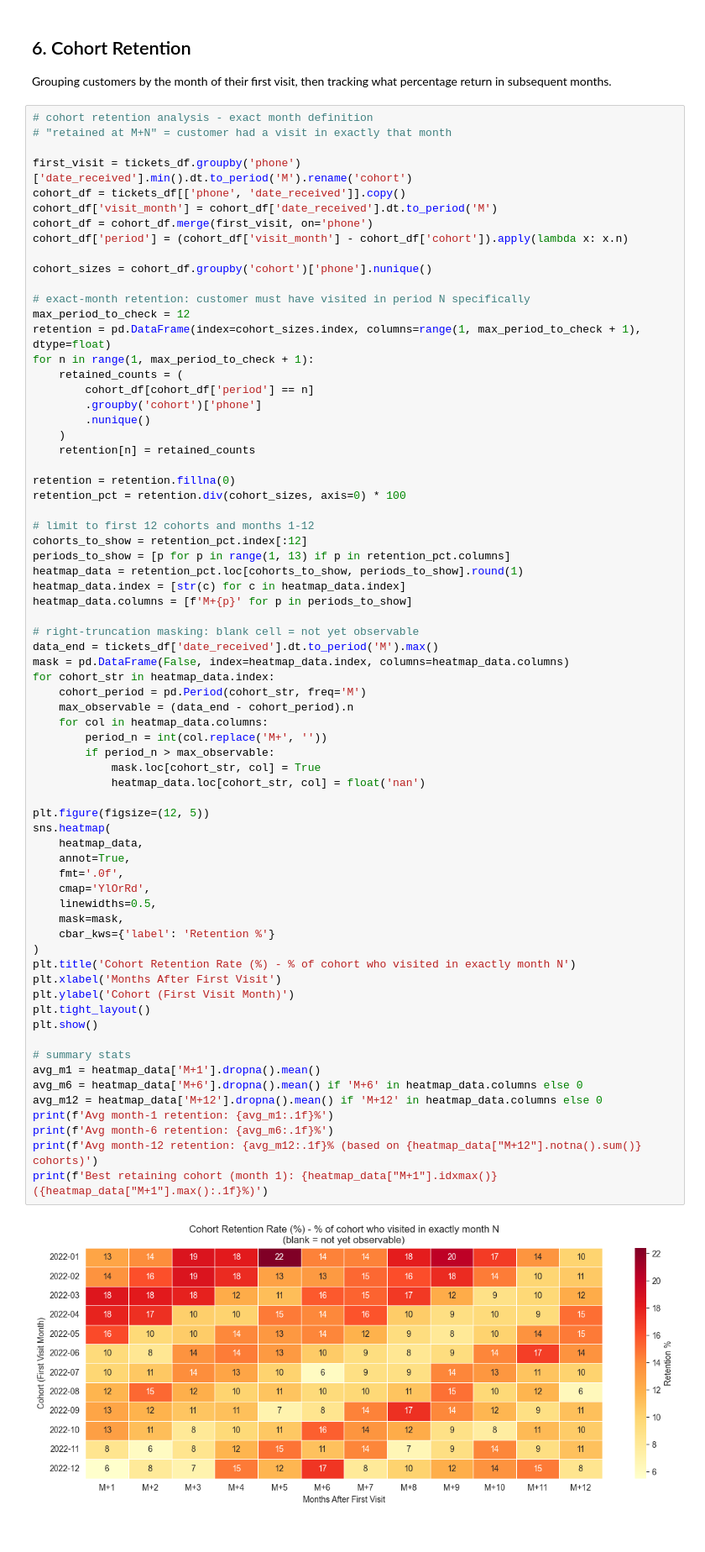
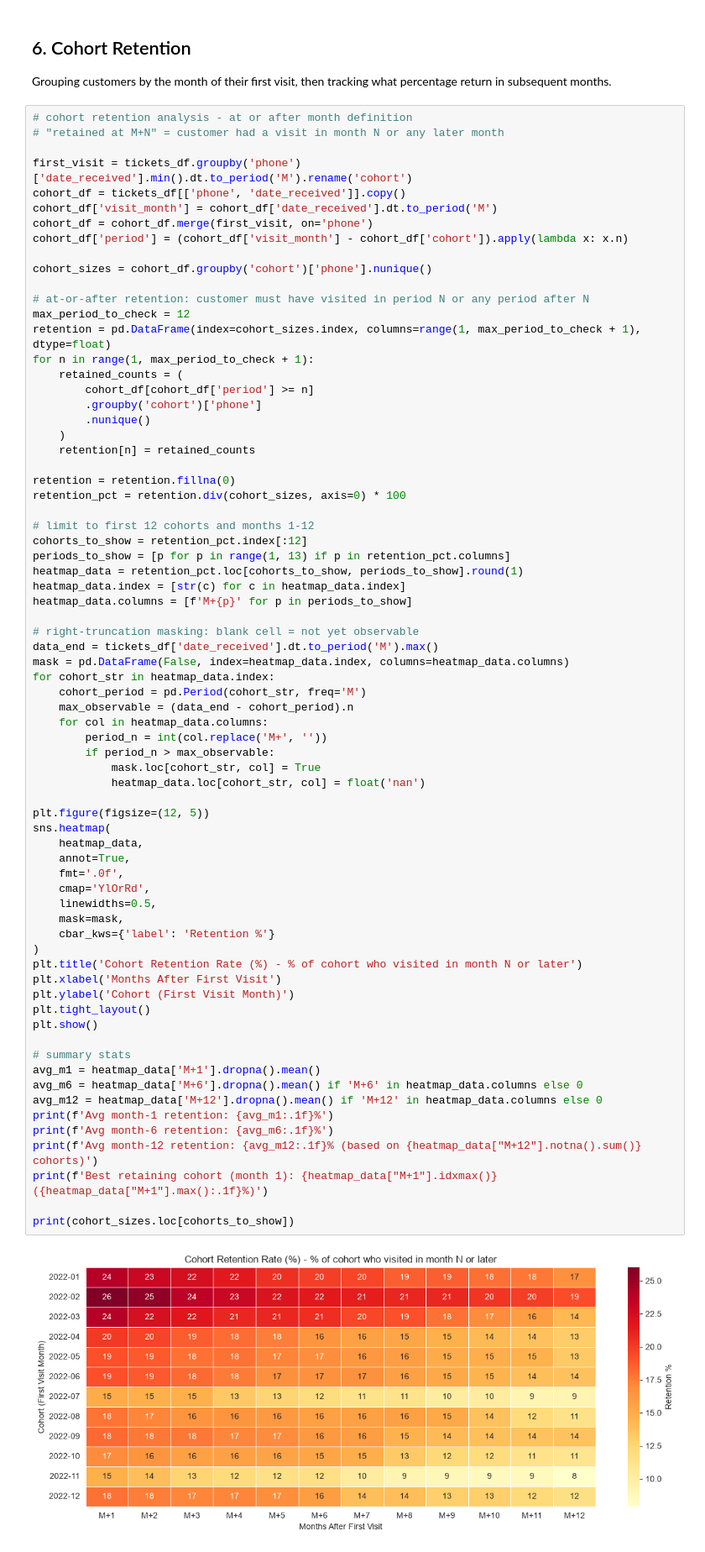
Before and after one commit to collin-lexu/pink-slip-management-system-demo, a Jupyter notebook: analysis.ipynb, the cells around one changed output. Shown at 84% size. Drawn from its saved outputs; the diff is of its cells as text.

```diff
--- a/analysis.ipynb
+++ b/analysis.ipynb
@@ -274,8 +274,8 @@ plt.show()
 
 Grouping customers by the month of their first visit, then tracking what percentage return in subsequent months.
 # %%
-# cohort retention analysis - exact month definition
-# "retained at M+N" = customer had a visit in exactly that month
+# cohort retention analysis - at or after month definition
+# "retained at M+N" = customer had a visit in month N or any later month
 
 first_visit = tickets_df.groupby('phone')['date_received'].min().dt.to_period('M').rename('cohort')
 cohort_df = tickets_df[['phone', 'date_received']].copy()
@@ -285,12 +285,12 @@ cohort_df['period'] = (cohort_df['visit_month'] - cohort_df['cohort']).apply(lam
 
 cohort_sizes = cohort_df.groupby('cohort')['phone'].nunique()
 
-# exact-month retention: customer must have visited in period N specifically
+# at-or-after retention: customer must have visited in period N or any period after N
 max_period_to_check = 12
 retention = pd.DataFrame(index=cohort_sizes.index, columns=range(1, max_period_to_check + 1), dtype=float)
 for n in range(1, max_period_to_check + 1):
     retained_counts = (
-        cohort_df[cohort_df['period'] == n]
+        cohort_df[cohort_df['period'] >= n]
         .groupby('cohort')['phone']
         .nunique()
     )
@@ -315,32 +315,34 @@ for cohort_str in heatmap_data.index:
     for col in heatmap_data.columns:
         period_n = int(col.replace('M+', ''))
         if period_n > max_observable:
             mask.loc[cohort_str, col] = True
             heatmap_data.loc[cohort_str, col] = float('nan')
 
 plt.figure(figsize=(12, 5))
 sns.heatmap(
     heatmap_data,
     annot=True,
     fmt='.0f',
     cmap='YlOrRd',
     linewidths=0.5,
     mask=mask,
     cbar_kws={'label': 'Retention %'}
 )
-plt.title('Cohort Retention Rate (%) - % of cohort who visited in exactly month N')
+plt.title('Cohort Retention Rate (%) - % of cohort who visited in month N or later')
 plt.xlabel('Months After First Visit')
 plt.ylabel('Cohort (First Visit Month)')
 plt.tight_layout()
 plt.show()
 
 # summary stats
 avg_m1 = heatmap_data['M+1'].dropna().mean()
 avg_m6 = heatmap_data['M+6'].dropna().mean() if 'M+6' in heatmap_data.columns else 0
 avg_m12 = heatmap_data['M+12'].dropna().mean() if 'M+12' in heatmap_data.columns else 0
 print(f'Avg month-1 retention: {avg_m1:.1f}%')
 print(f'Avg month-6 retention: {avg_m6:.1f}%')
 print(f'Avg month-12 retention: {avg_m12:.1f}% (based on {heatmap_data["M+12"].notna().sum()} cohorts)')
 print(f'Best retaining cohort (month 1): {heatmap_data["M+1"].idxmax()} ({heatmap_data["M+1"].max():.1f}%)')
+
+print(cohort_sizes.loc[cohorts_to_show])
 # %% [output]
-[figure, old version]
+[figure, new version]
```
Also changed, not shown: parts of 9 cells of this notebook, 2 other files.
